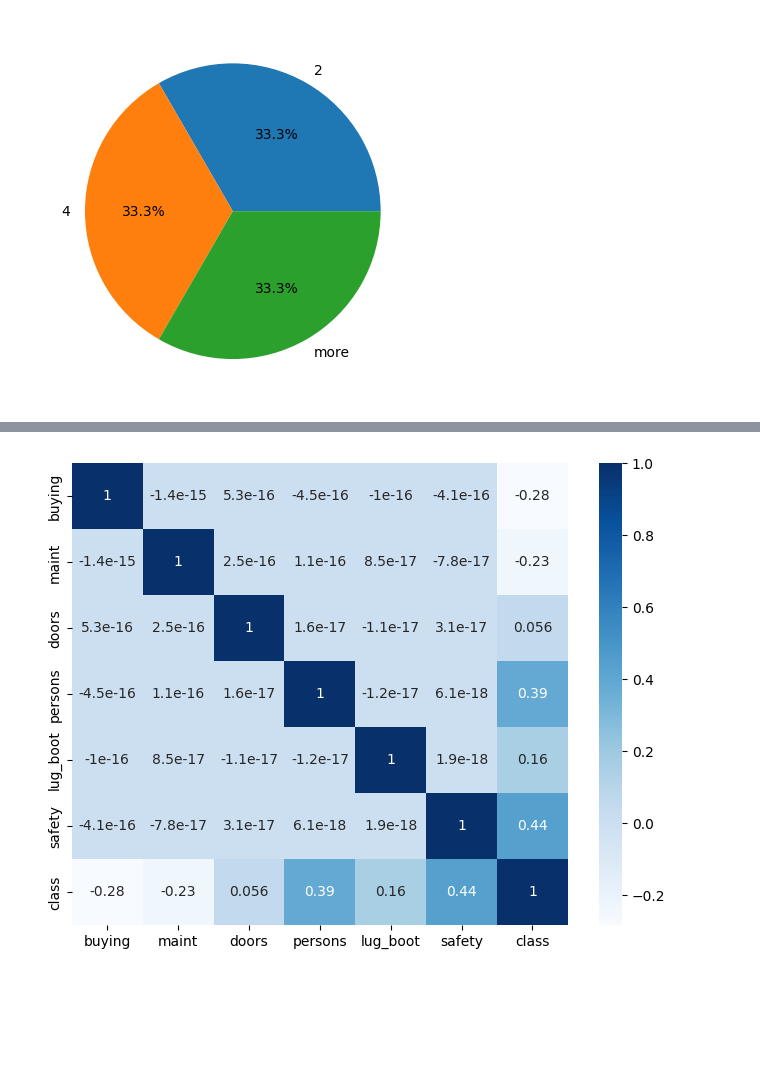
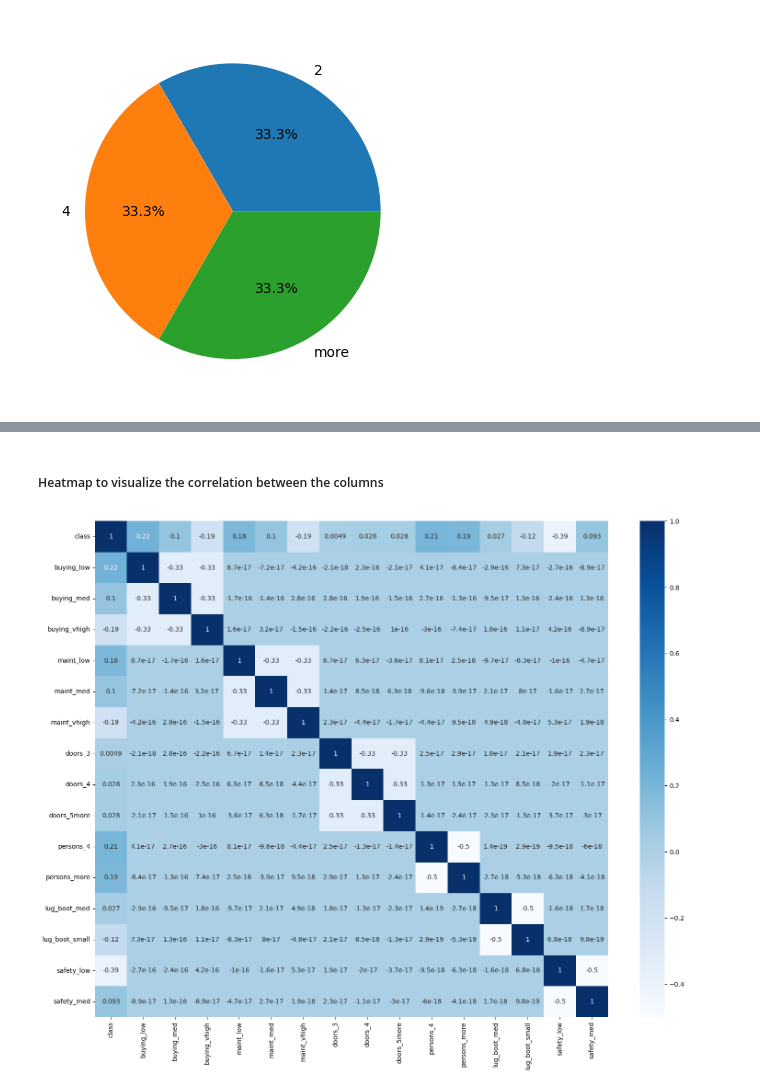
Before and after one commit to amirabaraya/Topics-in-Intelligent-Systems, a Jupyter notebook: car_evaluation.ipynb, the cells around one changed output, grey strips where cells are left out. Cells and saved outputs as stored; diff of their text form; code cells hidden in the pictures; blank space fills up the shorter version.

```diff
--- a/car_evaluation.ipynb
+++ b/car_evaluation.ipynb
@@ -127,0 +106,6 @@ Name: count, dtype: int64
+# %%
+feature_names = list(car_df.columns.values[:-1])
+for feature in feature_names:
+    unique_count =car_df[feature].nunique()
+    unique_vals = car_df[feature].unique()
+    print("{}: {} values, {}".format(feature, unique_count, unique_vals))
@@ -181,16 +169,0 @@ ax.pie(values, labels=labels, autopct='%1.1f%%')
-# %%
-buying = CategoricalDtype(['low', 'med', 'high', 'vhigh'], ordered=True)
-maint = CategoricalDtype(['low', 'med', 'high', 'vhigh'], ordered=True)
-doors = CategoricalDtype(['2', '3', '4', '5more'], ordered=True)
-persons = CategoricalDtype(['2', '4', 'more'], ordered=True)
-lug_boot = CategoricalDtype(['small', 'med', 'big'], ordered=True)
-safety = CategoricalDtype(['low', 'med', 'high'], ordered=True)
-class_ = CategoricalDtype(['unacc', 'acc', 'good', 'vgood'], ordered=True)
-
-car_df['buying'] = car_df['buying'].astype(buying)
-car_df['maint'] = car_df['maint'].astype(maint)
-car_df['doors'] = car_df['doors'].astype(doors)
-car_df['persons'] = car_df['persons'].astype(persons)
-car_df['lug_boot'] = car_df['lug_boot'].astype(lug_boot)
-car_df['safety'] = car_df['safety'].astype(safety)
-car_df['class'] = car_df['class'].astype(class_)
@@ -201,8 +169,0 @@ Index(['buying', 'maint', 'doors', 'persons', 'lug_boot', 'safety', 'class'], dt
-# %%
-car_df['buying'] = car_df['buying'].replace({'low': 0, 'med': 1, 'high': 2, 'vhigh': 3})
-car_df['maint'] = car_df['maint'].replace({'low': 0, 'med': 1, 'high': 2, 'vhigh': 3})
-car_df['doors'] = car_df['doors'].replace({'2': 2, '3': 2, '4': 4, '5more': 5})
-car_df['persons'] = car_df['persons'].replace({'2': 0, '4': 4, 'more': 5})
-car_df['lug_boot'] = car_df['lug_boot'].replace({'small': 0, 'med': 1, 'big': 2})
-car_df['safety'] = car_df['safety'].replace({'low': 0, 'med': 1, 'high': 2})
-car_df['class'] = car_df['class'].replace({'unacc': 0, 'acc': 1, 'good': 2, 'vgood': 3})
@@ -217,0 +172,3 @@ car_df.head()
+# %%
+df_encoded = pd.get_dummies(car_df, columns=feature_names, drop_first=True,dtype=float)
+df_encoded.tail()
@@ -236,6 +219,8 @@ car_df[categorical_columns] = car_df[categorical_columns].apply(lambda x: x.asty
+# %% [markdown]
+##### Heatmap to visualize the correlation between the columns
 # %%
-plt.figure(figsize=(8, 6))
-sns.heatmap(car_df.corr(),cmap='Blues', annot=True)
+plt.figure(figsize=(18, 14))
+sns.heatmap(df_encoded.corr(),cmap='Blues', annot=True)
 plt.show()
 # %% [output]
-[figure, old version]
+[figure, new version]
```
Also changed, not shown: parts of 12 cells of this notebook.
